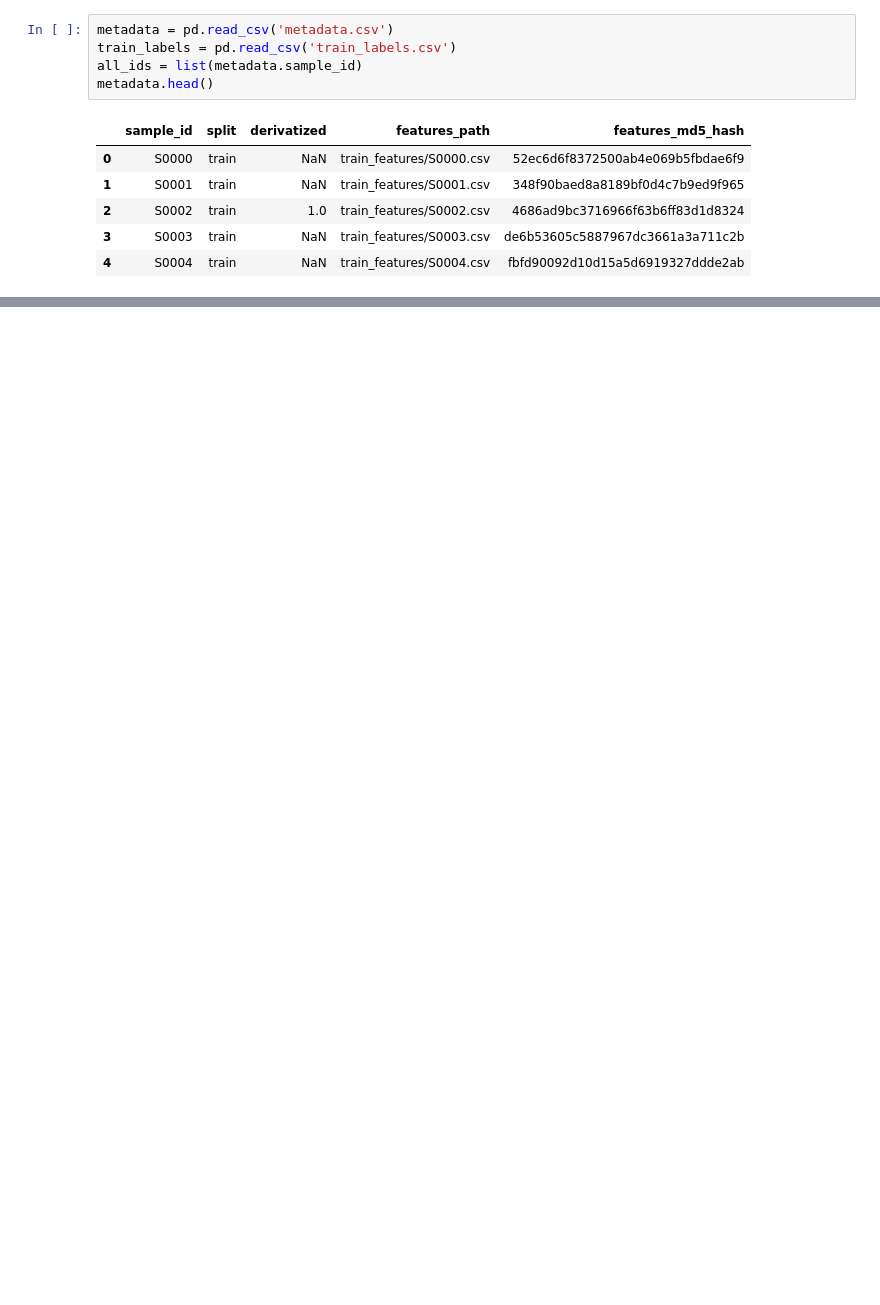
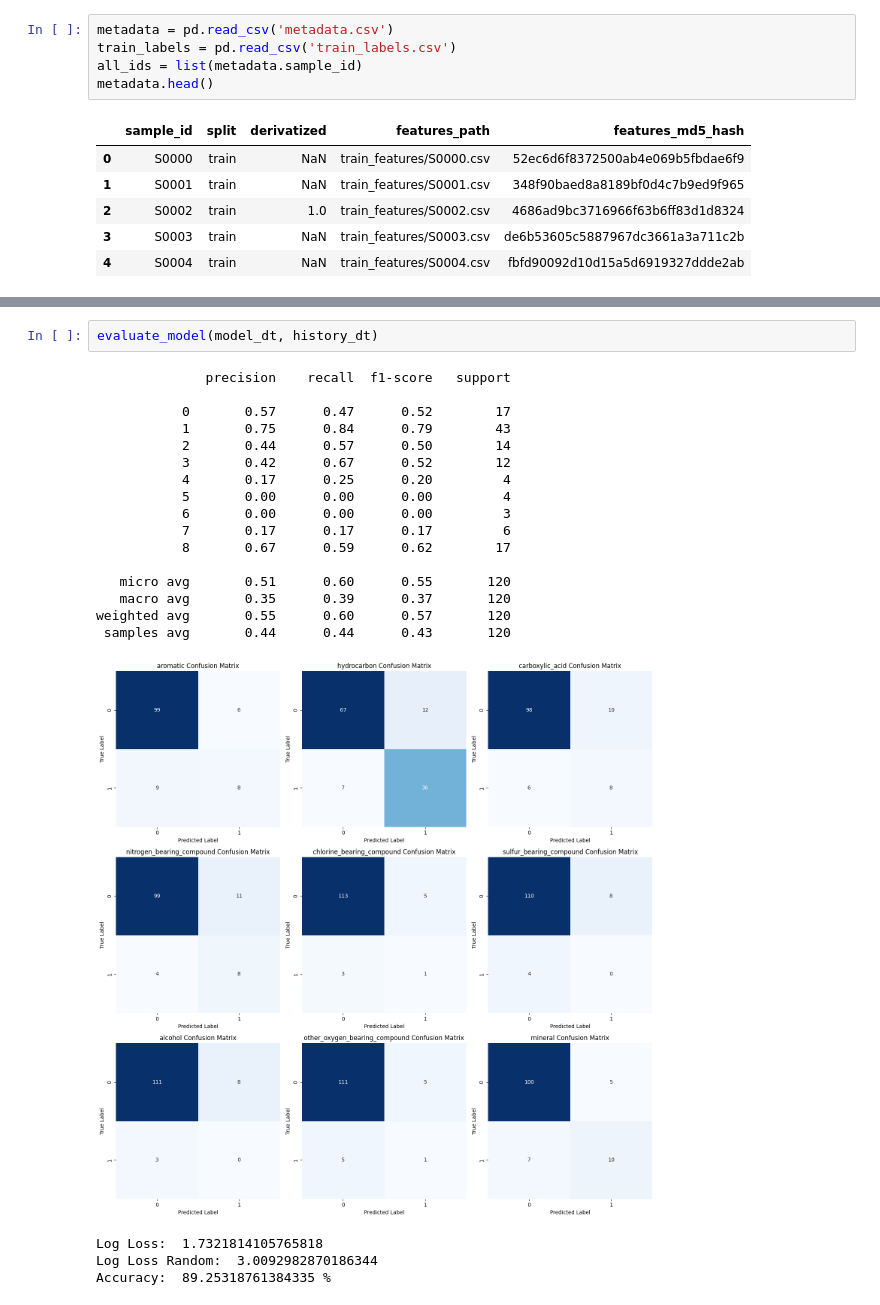
Before and after one commit to shashankp28/martian-atoms, a Jupyter notebook: martian_atoms.ipynb, the cells around one changed output, grey strips where cells are left out. Saved outputs shown, nothing was run; the diff lists cells and outputs as text; blank space fills up the shorter version.

```diff
--- a/martian_atoms.ipynb
+++ b/martian_atoms.ipynb
@@ -215,0 +344,23 @@ Epoch 50/50
+# %%
+evaluate_model(model_dt, history_dt)
+# %% [output]
+              precision    recall  f1-score   support
+
+           0       0.57      0.47      0.52        17
+           1       0.75      0.84      0.79        43
+           2       0.44      0.57      0.50        14
+           3       0.42      0.67      0.52        12
+           4       0.17      0.25      0.20         4
+           5       0.00      0.00      0.00         4
+           6       0.00      0.00      0.00         3
+           7       0.17      0.17      0.17         6
+           8       0.67      0.59      0.62        17
+
+   micro avg       0.51      0.60      0.55       120
+   macro avg       0.35      0.39      0.37       120
+weighted avg       0.55      0.60      0.57       120
+ samples avg       0.44      0.44      0.43       120
+[figure, added]
+Log Loss:  1.7321814105765818
+Log Loss Random:  3.0092982870186344
+Accuracy:  89.25318761384335 %
```
Also changed, not shown: parts of 7 cells of this notebook, 3 other files.
